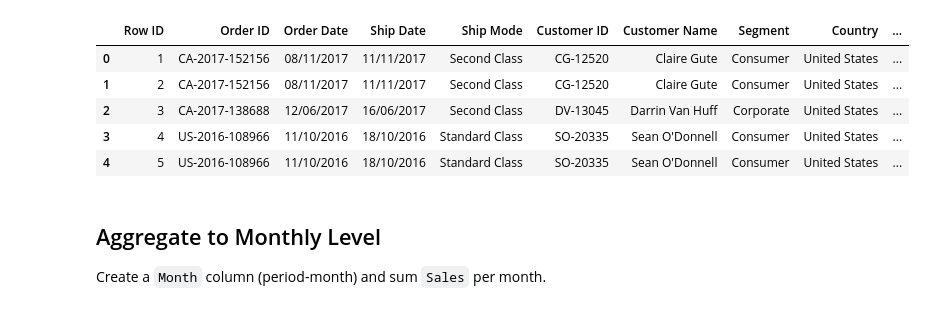
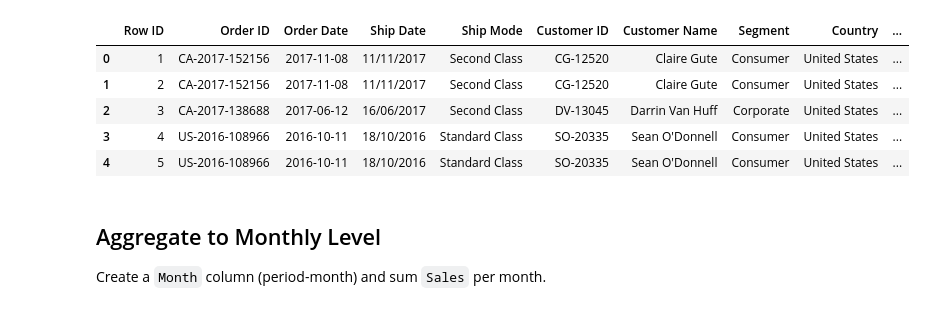
Before and after one commit to WebCraftPhil/superstore-sales-analysis, a Jupyter notebook: notebooks/03_monthly_sales_trends.ipynb, the cells around one changed output. Cells and saved outputs as stored; diff of their text form; code cells hidden in the pictures.

Commit message:
Fix DD/MM date parsing; rewrite README/case study with verified numbers

```diff
--- a/notebooks/03_monthly_sales_trends.ipynb
+++ b/notebooks/03_monthly_sales_trends.ipynb
@@ -9,23 +9,22 @@ sns.set(style="whitegrid")
 # %%
 # Load data (adjust path if running from a different working directory)
 path = '../data/raw/superstore.csv'
-try:
-    df = pd.read_csv(path, parse_dates=['Order Date'], low_memory=False)
-except Exception:
-    df = pd.read_csv(path, low_memory=False)
-    df['Order Date'] = pd.to_datetime(df['Order Date'], errors='coerce')
+df = pd.read_csv(path, low_memory=False)
+# Source dates are DD/MM/YYYY (e.g. 08/11/2017 = 8 Nov 2017) — dayfirst is required;
+# month-first parsing silently scrambles months and shipping delays.
+df['Order Date'] = pd.to_datetime(df['Order Date'], dayfirst=True, errors='coerce')
 
 # Coerce Sales to numeric and drop rows missing Order Date or Sales
 df['Sales'] = pd.to_numeric(df['Sales'], errors='coerce')
 df = df.dropna(subset=['Order Date', 'Sales'])
 df.head()
 # %% [output]
 |  | Row ID | Order ID | Order Date | Ship Date | Ship Mode | Customer ID | Customer Name | Segment | Country | ... |
-| 0 | 1 | CA-2017-152156 | 08/11/2017 | 11/11/2017 | Second Class | CG-12520 | Claire Gute | Consumer | United States | ... |
-| 1 | 2 | CA-2017-152156 | 08/11/2017 | 11/11/2017 | Second Class | CG-12520 | Claire Gute | Consumer | United States | ... |
-| 2 | 3 | CA-2017-138688 | 12/06/2017 | 16/06/2017 | Second Class | DV-13045 | Darrin Van Huff | Corporate | United States | ... |
-| 3 | 4 | US-2016-108966 | 11/10/2016 | 18/10/2016 | Standard Class | SO-20335 | Sean O'Donnell | Consumer | United States | ... |
-| 4 | 5 | US-2016-108966 | 11/10/2016 | 18/10/2016 | Standard Class | SO-20335 | Sean O'Donnell | Consumer | United States | ... |
+| 0 | 1 | CA-2017-152156 | 2017-11-08 | 11/11/2017 | Second Class | CG-12520 | Claire Gute | Consumer | United States | ... |
+| 1 | 2 | CA-2017-152156 | 2017-11-08 | 11/11/2017 | Second Class | CG-12520 | Claire Gute | Consumer | United States | ... |
+| 2 | 3 | CA-2017-138688 | 2017-06-12 | 16/06/2017 | Second Class | DV-13045 | Darrin Van Huff | Corporate | United States | ... |
+| 3 | 4 | US-2016-108966 | 2016-10-11 | 18/10/2016 | Standard Class | SO-20335 | Sean O'Donnell | Consumer | United States | ... |
+| 4 | 5 | US-2016-108966 | 2016-10-11 | 18/10/2016 | Standard Class | SO-20335 | Sean O'Donnell | Consumer | United States | ... |
 # %% [markdown]
 ## Aggregate to Monthly Level
 Create a `Month` column (period-month) and sum `Sales` per month.
```
Also changed, not shown: parts of 6 cells of this notebook, 25 other files.
